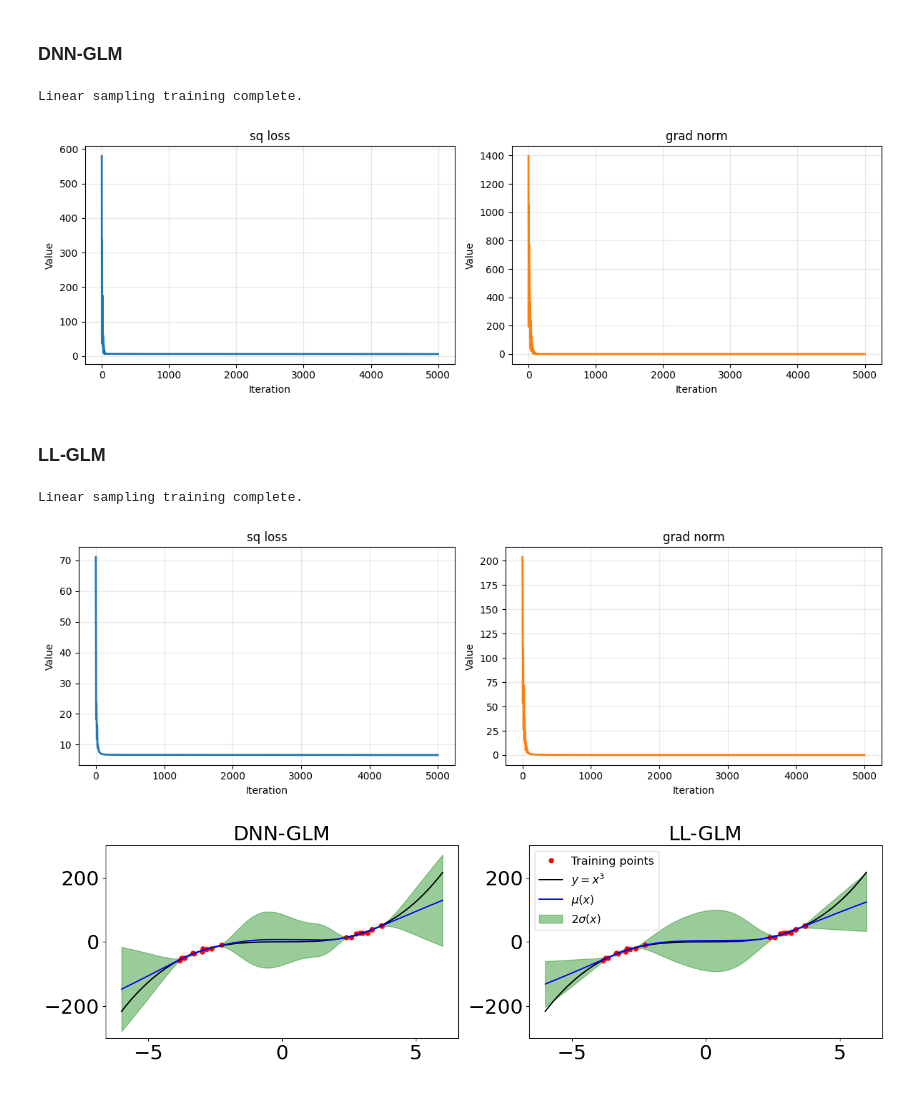
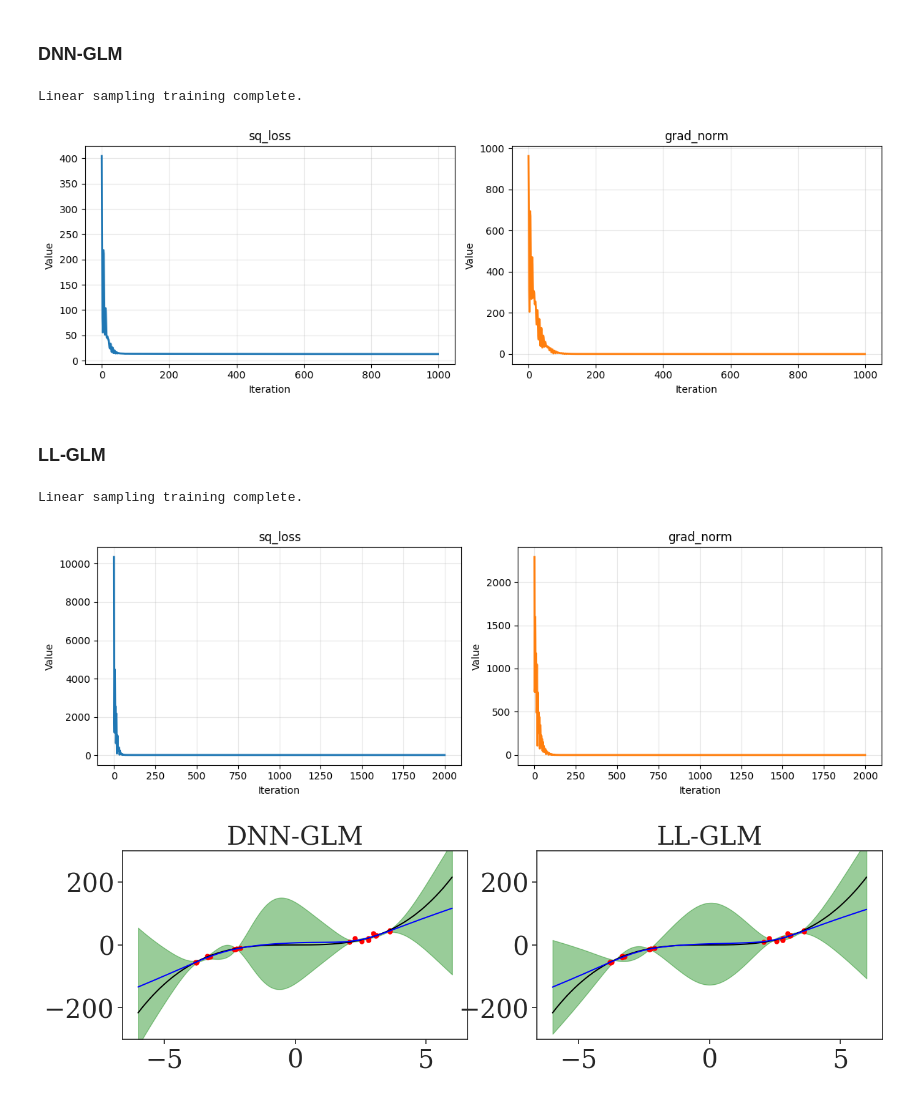
Before and after one commit to josephwilsonmaths/ll_uq, a Jupyter notebook: toy_regression.ipynb, the cells around one changed output. Drawn from its saved outputs; the diff is of its cells as text; code cells hidden in the pictures.

```diff
--- a/toy_regression.ipynb
+++ b/toy_regression.ipynb
@@ -164,7 +164,7 @@ res = dnn_glm.train(train=train_data,
                     bs=NUM_TRAIN_POINTS,
                     gamma = 1,
                     S = 10,
-                    epochs=5000,
+                    epochs=1000,
                     lr=1e-3,
                     mu=0.9,
                     verbose=True,
@@ -176,7 +176,7 @@ dnn_mu = dnn_preds.mean(0)
 dnn_var = dnn_preds.var(0)
 # %% [output]
 Linear sampling training complete.
-[figure, old version]
+[figure, new version]
 # %% [markdown]
 ### LL-GLM
 # %%
@@ -187,10 +187,10 @@ ll_glm = LinearSampling.Posteriors.Posterior(network=map_net,
 
 res = ll_glm.train(train=train_data,
                     bs=NUM_TRAIN_POINTS,
-                    gamma = 1,
+                    gamma = 10,
                     S = 10,
-                    epochs=5000,
-                    lr=1e-3,
+                    epochs=2000,
+                    lr=5e-3,
                     mu=0.9,
                     verbose=True,
                     plot_loss_dir='metrics/')
@@ -201,48 +201,49 @@ ll_mu = ll_preds.mean(0)
 ll_var = ll_preds.var(0)
 # %% [output]
 Linear sampling training complete.
-[figure, old version]
+[figure, new version]
 # %%
 ## Plot
 def plot_torch(x):
     return x.detach().cpu().numpy().reshape(-1)
 
 def plot_bayes_method(ax,mean,var,title,fs,ms,lw, legend_true=False):
     ax.plot(plot_torch(train_x),plot_torch(train_y),'ro',markersize=ms, label='Training points')
     ax.plot(plot_torch(test_x),plot_torch(test_y),'k',linewidth=lw, label='$y = x^3$')
     ax.plot(plot_torch(test_x),plot_torch(mean),'b',linewidth=lw, label='$\mu(x)$')
 
     ci = torch.sqrt(var)*2
     y1, y2 = mean - ci, mean + ci
 
     ax.fill_between(plot_torch(test_x), plot_torch(y1), plot_torch(y2), color='g', alpha=.4, label='$2\sigma(x)$')
 
     ax.set_title(title, fontsize=fs)
     ax.set_yticks(np.array((-200,0,200)))
     ax.set_ylim([-300,300])
     ax.tick_params(axis='both', which='major', labelsize=fs)
 
     if legend_true:
-        ax.legend(fontsize=int(fs*0.6))
+        ax.legend(fontsize=int(fs*0.8), frameon=False)
 
-fs, ms, lw = 23, 5, 1.5
+fs, ms, lw = 30, 5, 1.5
 
-f, ((ax1, ax2)) = plt.subplots(1,2)
+with texplot.theme():
+    f, ((ax1, ax2)) = plt.subplots(1,2)
 
-f.set_figheight(4)
-f.set_figwidth(16)
-f.subplots_adjust(hspace=0.5)
+    f.set_figheight(4)
+    f.set_figwidth(16)
+    f.subplots_adjust(hspace=0.5)
 
-dnn_scale = 200
-ll_scale = 2000
+    dnn_scale = 300
+    ll_scale = 50
 
-# Plot DNN-GLM
-plot_bayes_method(ax1,dnn_mu,dnn_var*dnn_scale,'DNN-GLM',fs=fs, ms=ms, lw=lw)
+    # Plot DNN-GLM
+    plot_bayes_method(ax1,dnn_mu,dnn_var*dnn_scale,'DNN-GLM',fs=fs, ms=ms, lw=lw)
 
-# Plot LL-GLM
-plot_bayes_method(ax2,ll_mu,ll_var*ll_scale,'LL-GLM',fs=fs, ms=ms, lw=lw, legend_true=True)
+    # Plot LL-GLM
+    plot_bayes_method(ax2,ll_mu,ll_var*ll_scale,'LL-GLM',fs=fs, ms=ms, lw=lw, legend_true=False)
 
-plt.savefig("graphics/UncertaintyComparison.pdf", format="pdf", bbox_inches="tight")
-plt.show()
+    plt.savefig("graphics/UncertaintyComparison.pdf", format="pdf", bbox_inches="tight")
+    plt.show()
 # %% [output]
-[figure, old version]
+[figure, new version]
```
Also changed, not shown: parts of 3 cells of this notebook, 2 other files.
